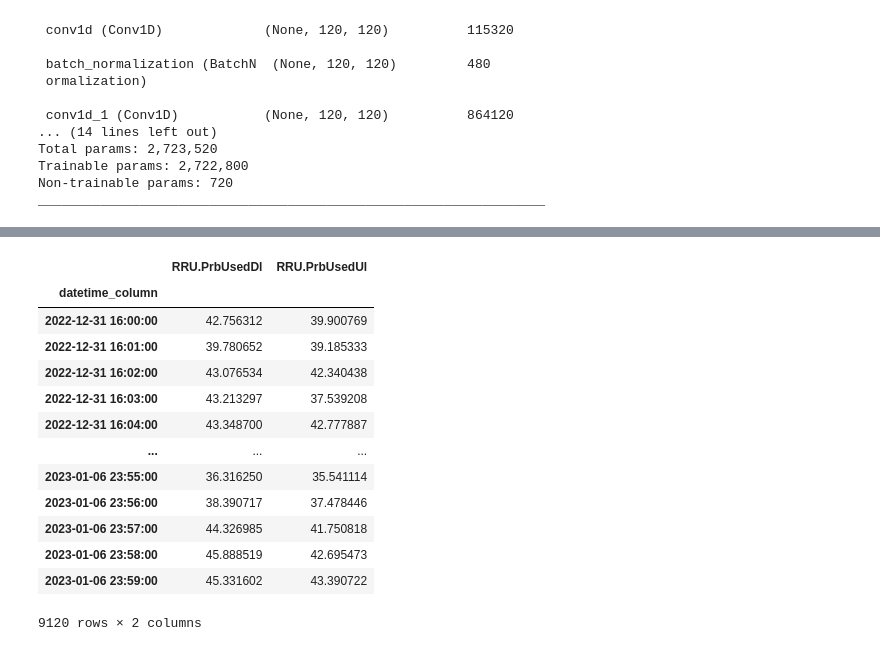
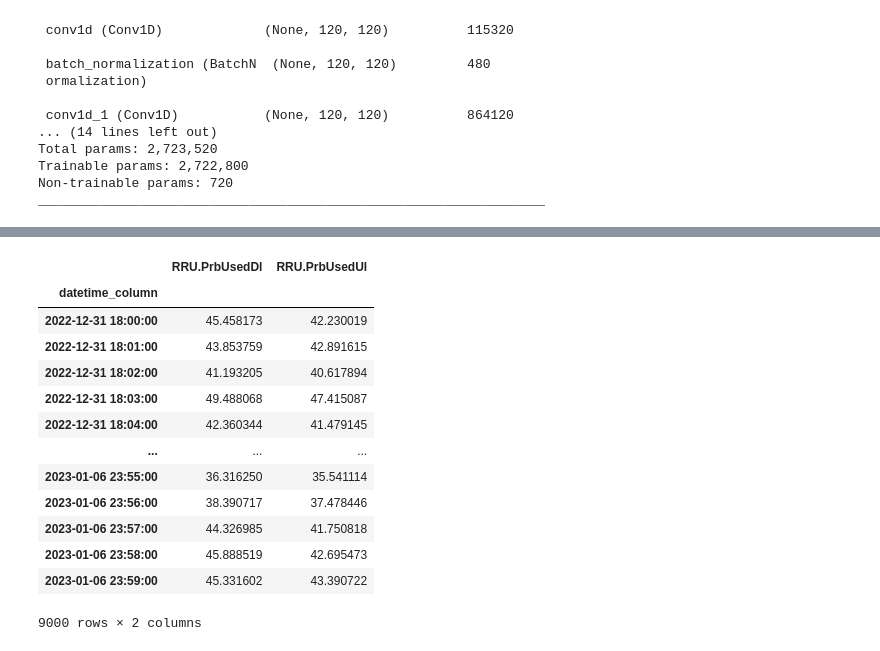
Before and after one commit to bmw-ece-ntust/internship, a Jupyter notebook: jupyternotebook/prb/CNN/2c_oneshotcnn_test.ipynb, the cells around one changed output, grey strips where cells are left out. Saved outputs shown, nothing was run; the diff lists cells and outputs as text; code cells hidden in the pictures.

```diff
--- a/jupyternotebook/prb/CNN/2c_oneshotcnn_test.ipynb
+++ b/jupyternotebook/prb/CNN/2c_oneshotcnn_test.ipynb
@@ -240,10 +275,9 @@ Trainable params: 2,722,800
 Non-trainable params: 720
 _________________________________________________________________
 # %%
-data_selected=int(train_df.shape[0]/label_width)
-train_predictions = model.predict(x_train_scaled[-data_selected:, :, :])
+train_predictions = model.predict(x_train_scaled[slice(None,None,label_width), :, :])
 predictions_reshaped = train_predictions.reshape(-1, 2)
 predictions_unscaled = inverse_standardize_data(predictions_reshaped, isoutput=True)
-train_predictions_df= pd.DataFrame(predictions_unscaled, columns=['RRU.PrbUsedDl', 'RRU.PrbUsedUl'], index=train_df.index)
+train_predictions_df= pd.DataFrame(predictions_unscaled, columns=['RRU.PrbUsedDl', 'RRU.PrbUsedUl'], index=train_df[input_width:].index)
 train_predictions_df
 # %% [output]
@@ -251,14 +285,14 @@ train_predictions_df
 |  | RRU.PrbUsedDl | RRU.PrbUsedUl |
 | datetime_column |  |  |
-| 2022-12-31 16:00:00 | 42.756312 | 39.900769 |
-| 2022-12-31 16:01:00 | 39.780652 | 39.185333 |
-| 2022-12-31 16:02:00 | 43.076534 | 42.340438 |
-| 2022-12-31 16:03:00 | 43.213297 | 37.539208 |
-| 2022-12-31 16:04:00 | 43.348700 | 42.777887 |
+| 2022-12-31 18:00:00 | 45.458173 | 42.230019 |
+| 2022-12-31 18:01:00 | 43.853759 | 42.891615 |
+| 2022-12-31 18:02:00 | 41.193205 | 40.617894 |
+| 2022-12-31 18:03:00 | 49.488068 | 47.415087 |
+| 2022-12-31 18:04:00 | 42.360344 | 41.479145 |
 | ... | ... | ... |
 | 2023-01-06 23:55:00 | 36.316250 | 35.541114 |
 | 2023-01-06 23:56:00 | 38.390717 | 37.478446 |
 | 2023-01-06 23:57:00 | 44.326985 | 41.750818 |
 | 2023-01-06 23:58:00 | 45.888519 | 42.695473 |
 | 2023-01-06 23:59:00 | 45.331602 | 43.390722 |
-9120 rows × 2 columns
+9000 rows × 2 columns
```
Also changed, not shown: parts of 13 cells of this notebook, 3 other files.
